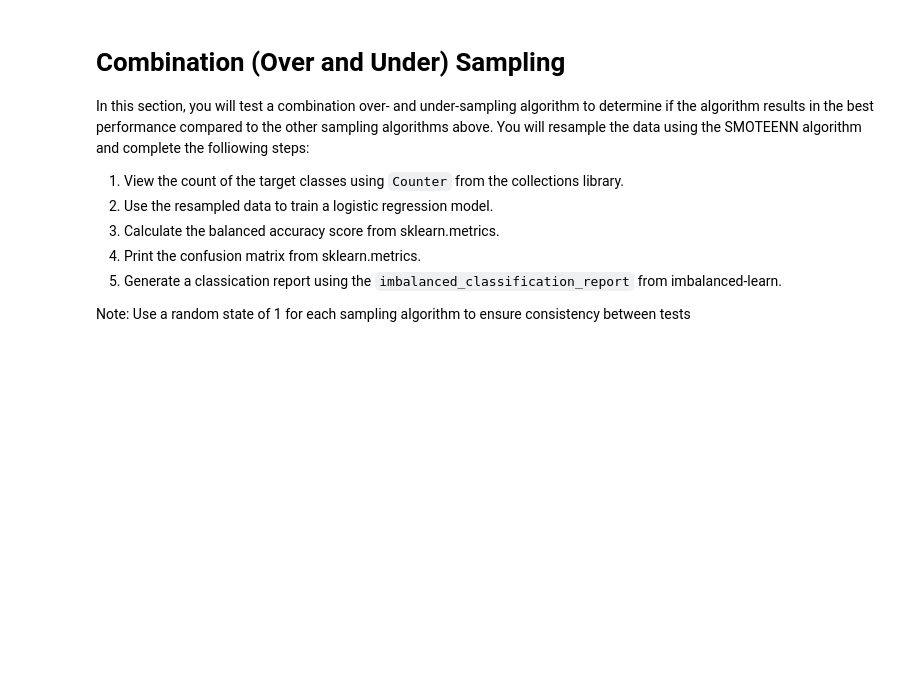
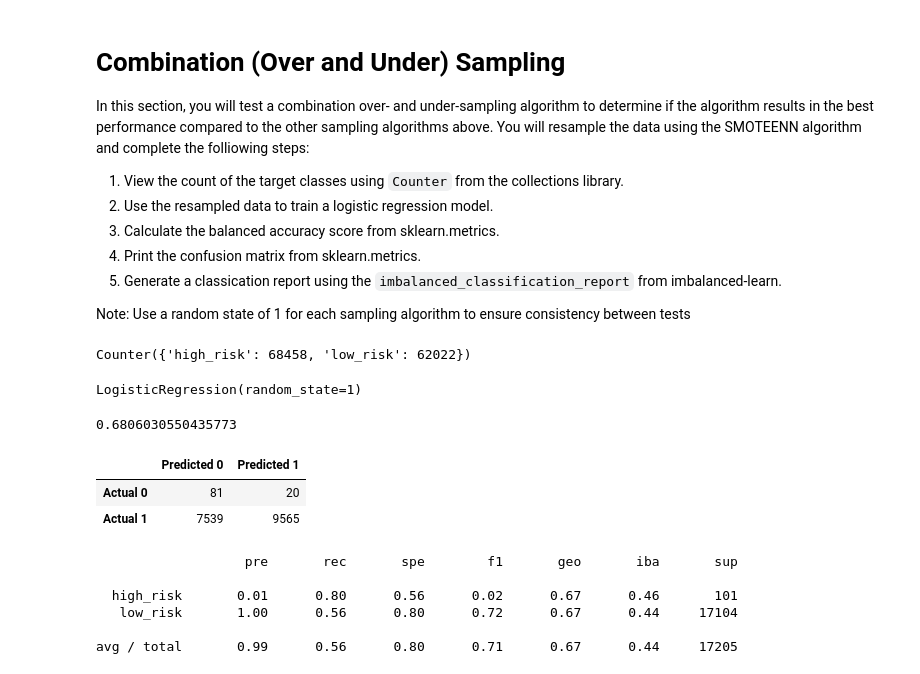
Before and after one commit to aseo67/Credit_Risk_Analysis, a Jupyter notebook: credit_risk_resampling.ipynb, the cells around one changed output. Saved outputs shown, nothing was run; the diff lists cells and outputs as text; code cells hidden in the pictures; blank space fills up the shorter version.

```diff
--- a/credit_risk_resampling.ipynb
+++ b/credit_risk_resampling.ipynb
@@ -329,4 +329,10 @@ Note: Use a random state of 1 for each sampling algorithm to ensure consistency
 # %%
 # Resample the training data with SMOTEENN
 # Warning: This is a large dataset, and this step may take some time to complete
-# YOUR CODE HERE
+from imblearn.combine import SMOTEENN
+smote_enn = SMOTEENN(random_state=1)
+X_resampled, y_resampled = smote_enn.fit_resample(X, y)
+
+Counter(y_resampled)
+# %% [output]
+Counter({'high_risk': 68458, 'low_risk': 62022})
@@ -336,3 +339,17 @@ Note: Use a random state of 1 for each sampling algorithm to ensure consistency
+# %%
+# Train the Logistic Regression model using the resampled data
+# Fit a Logistic regression model using random undersampled data
+from sklearn.linear_model import LogisticRegression
+model = LogisticRegression(solver='lbfgs', random_state=1)
+model.fit(X_resampled, y_resampled)
+# %% [output]
+LogisticRegression(random_state=1)
+# %%
+# Run predictions using test data
+y_pred = model.predict(X_test)
 # %%
 # Calculated the balanced accuracy score
-# YOUR CODE HERE
+from sklearn.metrics import balanced_accuracy_score
+balanced_accuracy_score(y_test, y_pred)
+# %% [output]
+0.6806030550435773
@@ -342,3 +356,21 @@ Note: Use a random state of 1 for each sampling algorithm to ensure consistency
+# %%
+# Display the confusion matrix
+from sklearn.metrics import confusion_matrix
+cm = confusion_matrix(y_test, y_pred)
+cm_df = pd.DataFrame(cm, index=["Actual 0","Actual 1"], columns=["Predicted 0","Predicted 1"])
+cm_df
+# %% [output]
+|  | Predicted 0 | Predicted 1 |
+| Actual 0 | 81 | 20 |
+| Actual 1 | 7539 | 9565 |
 # %%
 # Print the imbalanced classification report
-# YOUR CODE HERE
+from imblearn.metrics import classification_report_imbalanced
+print(classification_report_imbalanced(y_test, y_pred))
+# %% [output]
+                   pre       rec       spe        f1       geo       iba       sup
+
+  high_risk       0.01      0.80      0.56      0.02      0.67      0.46       101
+   low_risk       1.00      0.56      0.80      0.72      0.67      0.44     17104
+
+avg / total       0.99      0.56      0.80      0.71      0.67      0.44     17205
```
Also changed, not shown: parts of 2 cells of this notebook.
